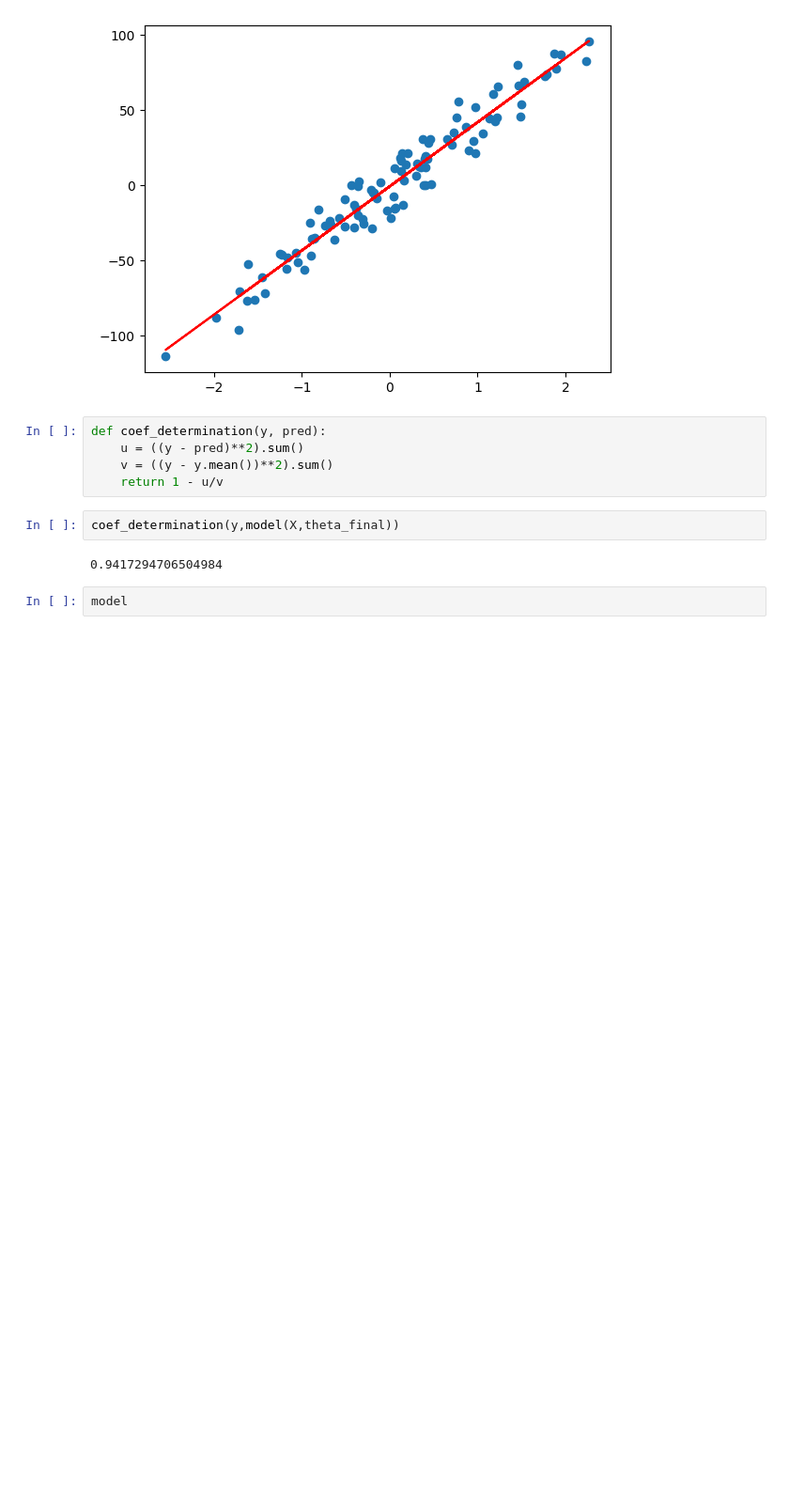
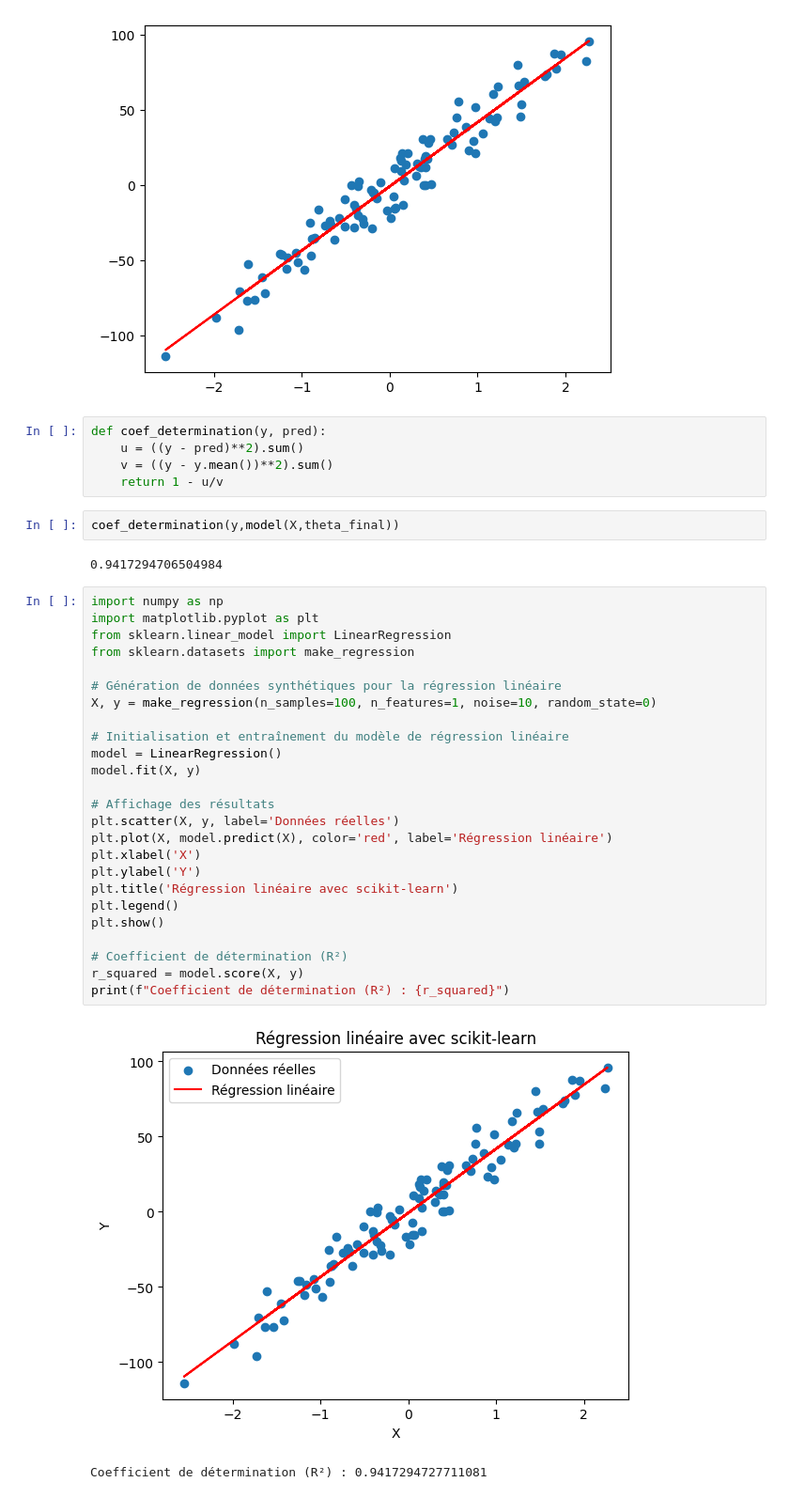
Before and after one commit to azdinelaaouissi/ML, a Jupyter notebook: régression_Linéaire_numpy.ipynb, the cells around one changed output. Shown at 94% size. Cells and saved outputs as stored; diff of their text form; blank space fills up the shorter version.

```diff
--- a/régression_Linéaire_numpy.ipynb
+++ b/régression_Linéaire_numpy.ipynb
@@ -109,5 +178,31 @@ def coef_determination(y, pred):
 coef_determination(y,model(X,theta_final))
 # %% [output]
 0.9417294706504984
-# %%
-model
+# %%
+import numpy as np
+import matplotlib.pyplot as plt
+from sklearn.linear_model import LinearRegression
+from sklearn.datasets import make_regression
+
+# Génération de données synthétiques pour la régression linéaire
+X, y = make_regression(n_samples=100, n_features=1, noise=10, random_state=0)
+
+# Initialisation et entraînement du modèle de régression linéaire
+model = LinearRegression()
+model.fit(X, y)
+
+# Affichage des résultats
+plt.scatter(X, y, label='Données réelles')
+plt.plot(X, model.predict(X), color='red', label='Régression linéaire')
+plt.xlabel('X')
+plt.ylabel('Y')
+plt.title('Régression linéaire avec scikit-learn')
+plt.legend()
+plt.show()
+
+# Coefficient de détermination (R²)
+r_squared = model.score(X, y)
+print(f"Coefficient de détermination (R²) : {r_squared}")
+# %% [output]
+[figure, added]
+Coefficient de détermination (R²) : 0.9417294727711081
```
Also changed, not shown: parts of 2 cells of this notebook.
